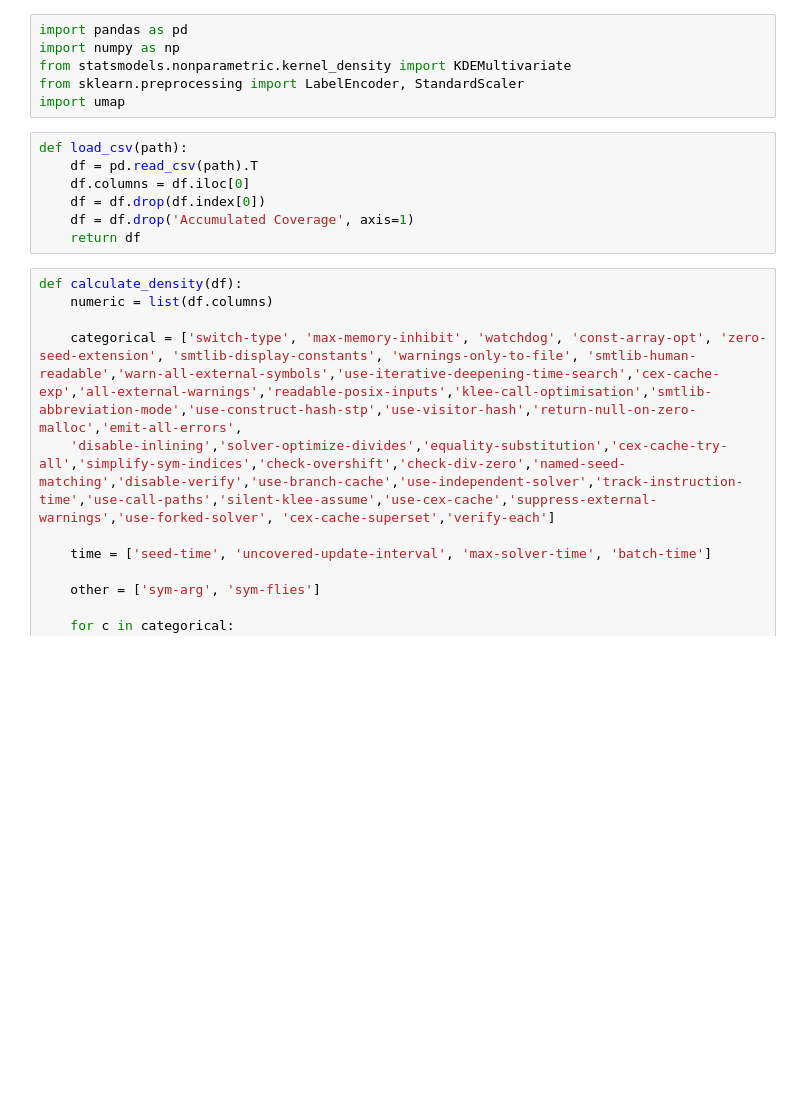
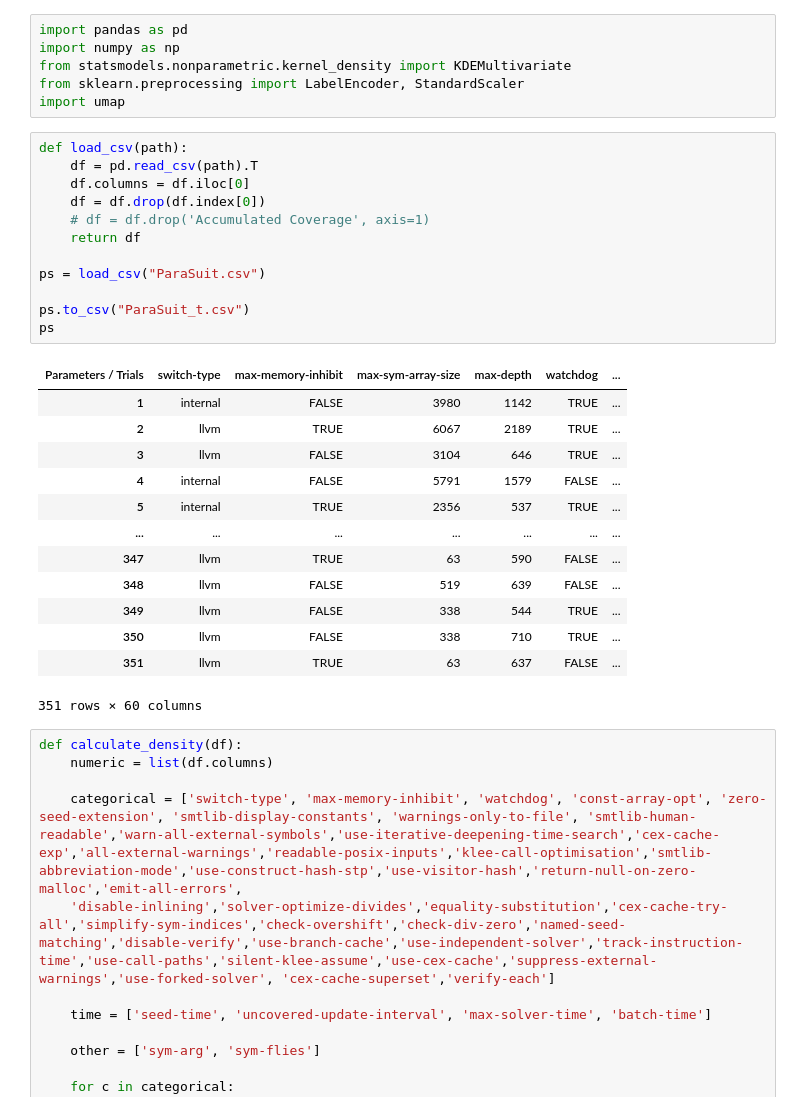
Before and after one commit to sth49/Symetra, a Jupyter notebook: data_analyzing.ipynb, the cells around one changed output. Saved outputs shown, nothing was run; the diff lists cells and outputs as text; blank space fills up the shorter version.

```diff
--- a/data_analyzing.ipynb
+++ b/data_analyzing.ipynb
@@ -7,10 +7,29 @@ import umap
 # %%
 def load_csv(path):
     df = pd.read_csv(path).T
     df.columns = df.iloc[0]
     df = df.drop(df.index[0])
-    df = df.drop('Accumulated Coverage', axis=1)
+    # df = df.drop('Accumulated Coverage', axis=1)
     return df
+
+ps = load_csv("ParaSuit.csv")
+
+ps.to_csv("ParaSuit_t.csv")
+ps
+# %% [output]
+| Parameters / Trials | switch-type | max-memory-inhibit | max-sym-array-size | max-depth | watchdog | ... |
+| 1 | internal | FALSE | 3980 | 1142 | TRUE | ... |
+| 2 | llvm | TRUE | 6067 | 2189 | TRUE | ... |
+| 3 | llvm | FALSE | 3104 | 646 | TRUE | ... |
+| 4 | internal | FALSE | 5791 | 1579 | FALSE | ... |
+| 5 | internal | TRUE | 2356 | 537 | TRUE | ... |
+| ... | ... | ... | ... | ... | ... | ... |
+| 347 | llvm | TRUE | 63 | 590 | FALSE | ... |
+| 348 | llvm | FALSE | 519 | 639 | FALSE | ... |
+| 349 | llvm | FALSE | 338 | 544 | TRUE | ... |
+| 350 | llvm | FALSE | 338 | 710 | TRUE | ... |
+| 351 | llvm | TRUE | 63 | 637 | FALSE | ... |
+351 rows × 60 columns
 # %%
 def calculate_density(df):
     numeric = list(df.columns)
```
Also changed, not shown: 21 other files.
